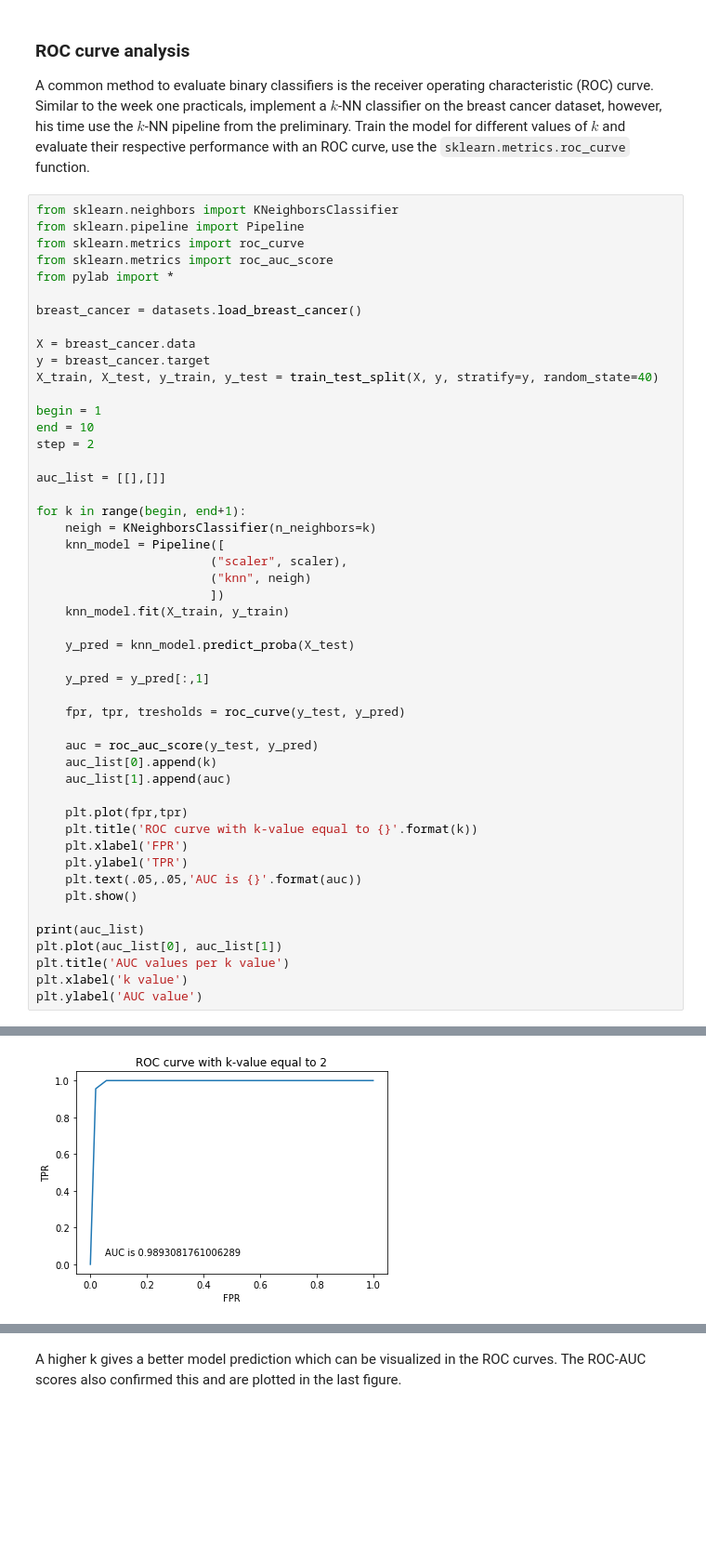
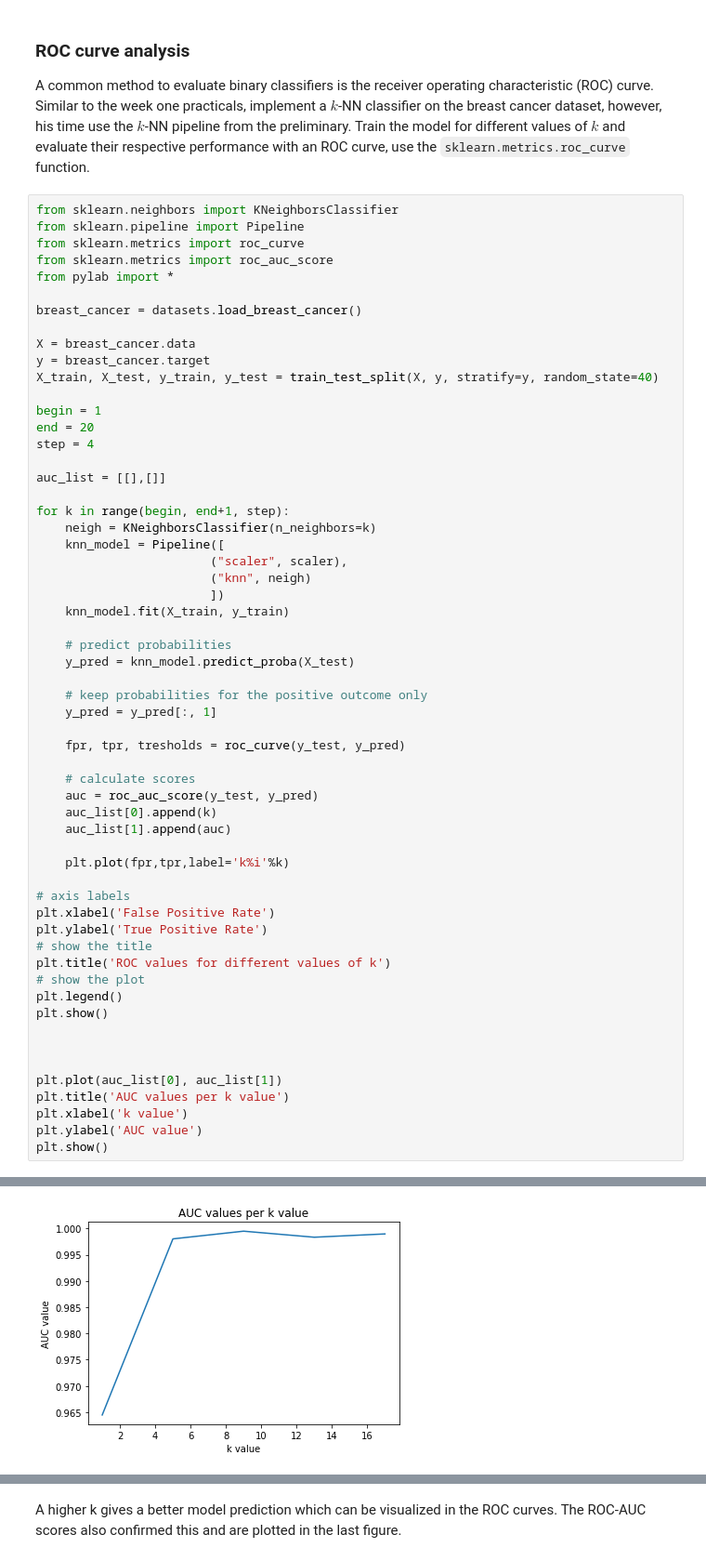
Before and after one commit to max-de-rooij/8dm50-machine-learning, a Jupyter notebook: practicals/week_2.ipynb, the cells around one changed output, grey strips where cells are left out. Shown at 93% size. Drawn from its saved outputs; the diff is of its cells as text; blank space fills up the shorter version.

```diff
--- a/practicals/week_2.ipynb
+++ b/practicals/week_2.ipynb
@@ -354,12 +354,12 @@ y = breast_cancer.target
 X_train, X_test, y_train, y_test = train_test_split(X, y, stratify=y, random_state=40)
 
 begin = 1
-end = 10
-step = 2
+end = 20
+step = 4
 
 auc_list = [[],[]]
 
-for k in range(begin, end+1):
+for k in range(begin, end+1, step):
     neigh = KNeighborsClassifier(n_neighbors=k)
     knn_model = Pipeline([
                         ("scaler", scaler),
@@ -367,26 +367,35 @@ for k in range(begin, end+1):
                         ])
     knn_model.fit(X_train, y_train)
 
+    # predict probabilities
     y_pred = knn_model.predict_proba(X_test)
 
-    y_pred = y_pred[:,1]
+    # keep probabilities for the positive outcome only
+    y_pred = y_pred[:, 1]
 
     fpr, tpr, tresholds = roc_curve(y_test, y_pred)
 
+    # calculate scores
     auc = roc_auc_score(y_test, y_pred)
     auc_list[0].append(k)
     auc_list[1].append(auc)
 
-    plt.plot(fpr,tpr)
-    plt.title('ROC curve with k-value equal to {}'.format(k))
-    plt.xlabel('FPR')
-    plt.ylabel('TPR')
-    plt.text(.05,.05,'AUC is {}'.format(auc))
-    plt.show()
+    plt.plot(fpr,tpr,label='k%i'%k)
 
-print(auc_list)
+# axis labels
+plt.xlabel('False Positive Rate')
+plt.ylabel('True Positive Rate')
+# show the title
+plt.title('ROC values for different values of k')
+# show the plot
+plt.legend()
+plt.show()
+
+
+
 plt.plot(auc_list[0], auc_list[1])
 plt.title('AUC values per k value')
 plt.xlabel('k value')
 plt.ylabel('AUC value')
+plt.show()
 # %% [output]
@@ -394 +403 @@ plt.ylabel('AUC value')
-[figure, old version]
+[figure, new version]
```
Also changed, not shown: parts of 2 cells of this notebook.
